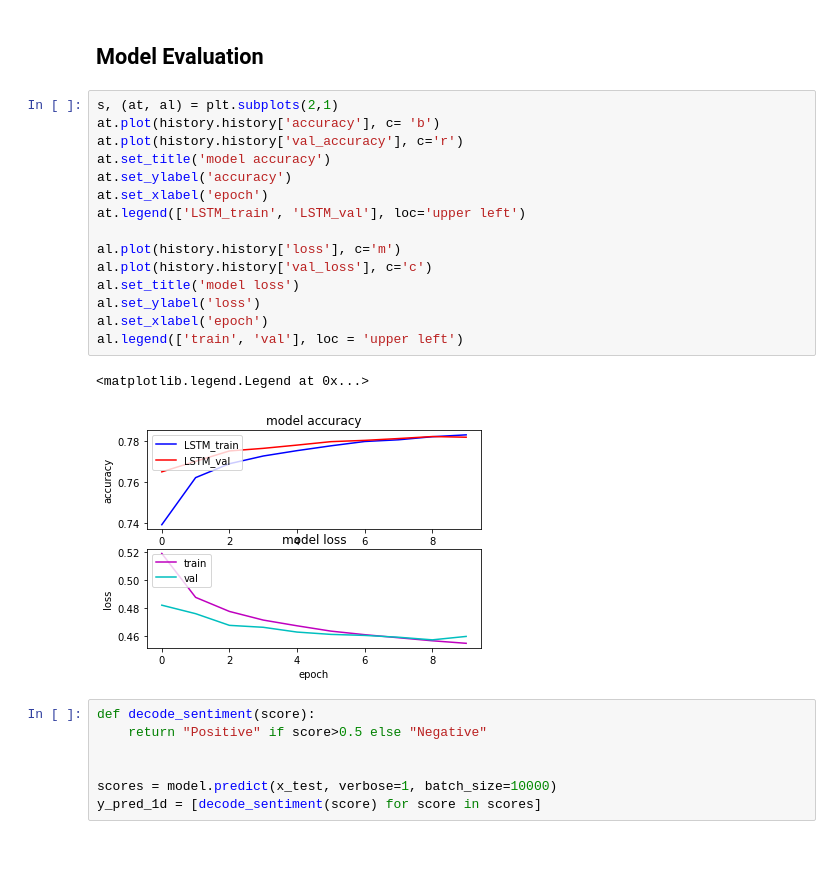
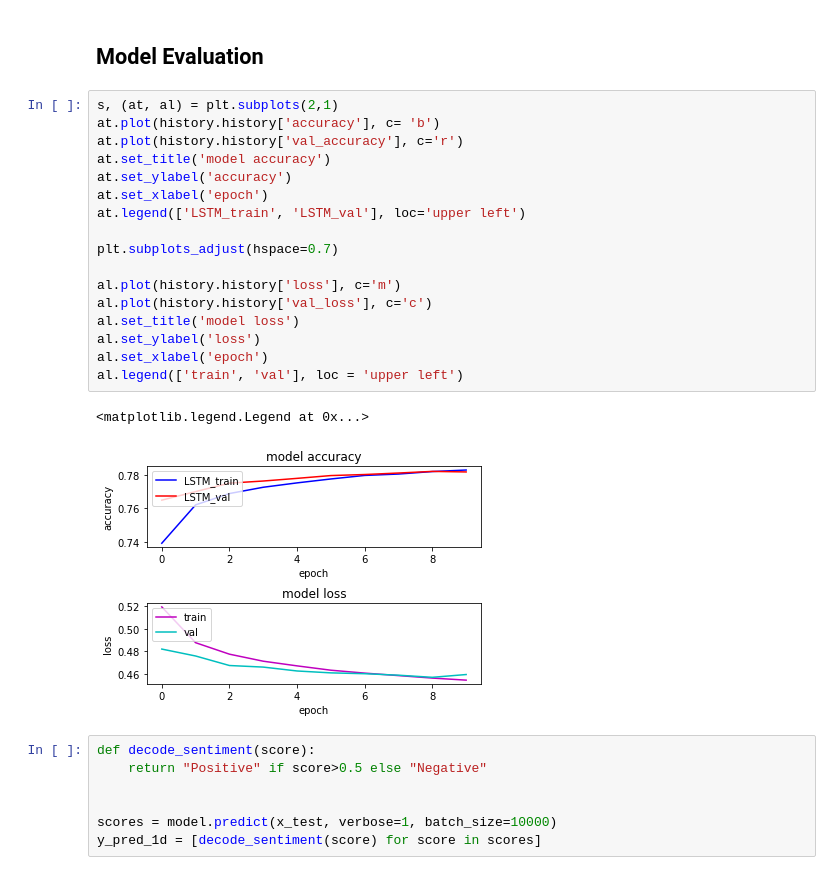
Before and after one commit to manasa-sk/ps2, a Jupyter notebook: PS2 Seminar Project.ipynb, the cells around one changed output. Drawn from its saved outputs; the diff is of its cells as text.

Commit message:
Changing plot orientation

```diff
--- a/PS2 Seminar Project.ipynb
+++ b/PS2 Seminar Project.ipynb
@@ -298,21 +298,23 @@ Epoch 10/10
 # %%
 s, (at, al) = plt.subplots(2,1)
 at.plot(history.history['accuracy'], c= 'b')
 at.plot(history.history['val_accuracy'], c='r')
 at.set_title('model accuracy')
 at.set_ylabel('accuracy')
 at.set_xlabel('epoch')
 at.legend(['LSTM_train', 'LSTM_val'], loc='upper left')
 
+plt.subplots_adjust(hspace=0.7)
+
 al.plot(history.history['loss'], c='m')
 al.plot(history.history['val_loss'], c='c')
 al.set_title('model loss')
 al.set_ylabel('loss')
 al.set_xlabel('epoch')
 al.legend(['train', 'val'], loc = 'upper left')
 # %% [output]
 <matplotlib.legend.Legend at 0x...>
-[figure, old version]
+[figure, new version]
 # %%
 def decode_sentiment(score):
     return "Positive" if score>0.5 else "Negative"
```
